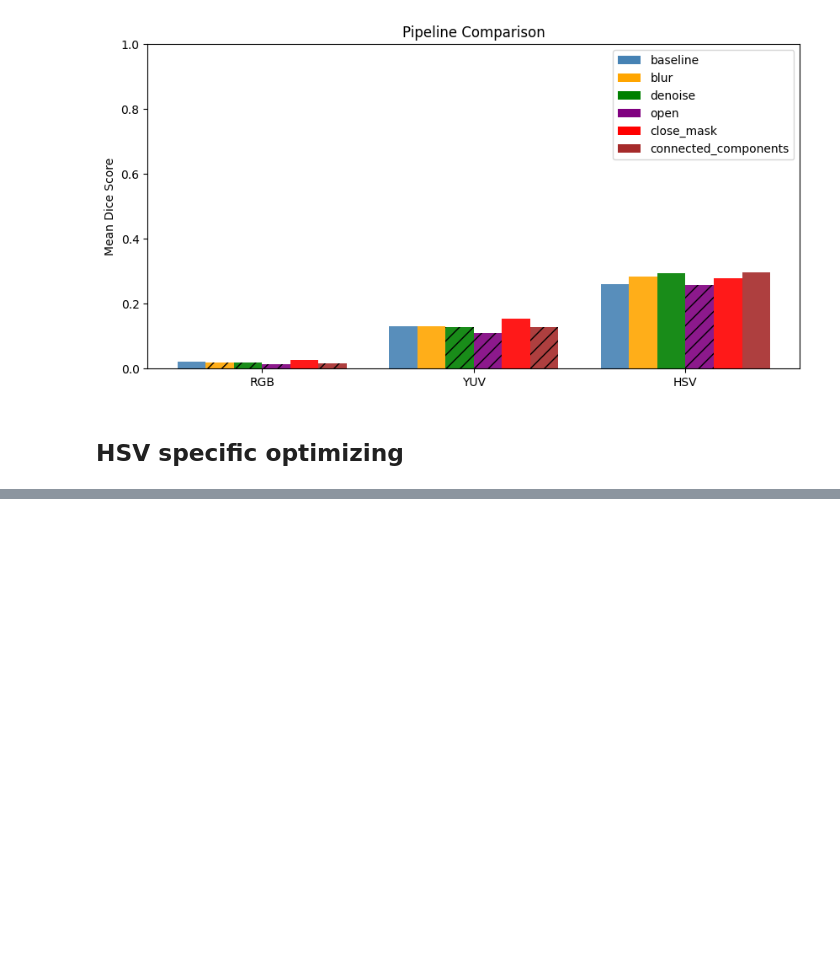
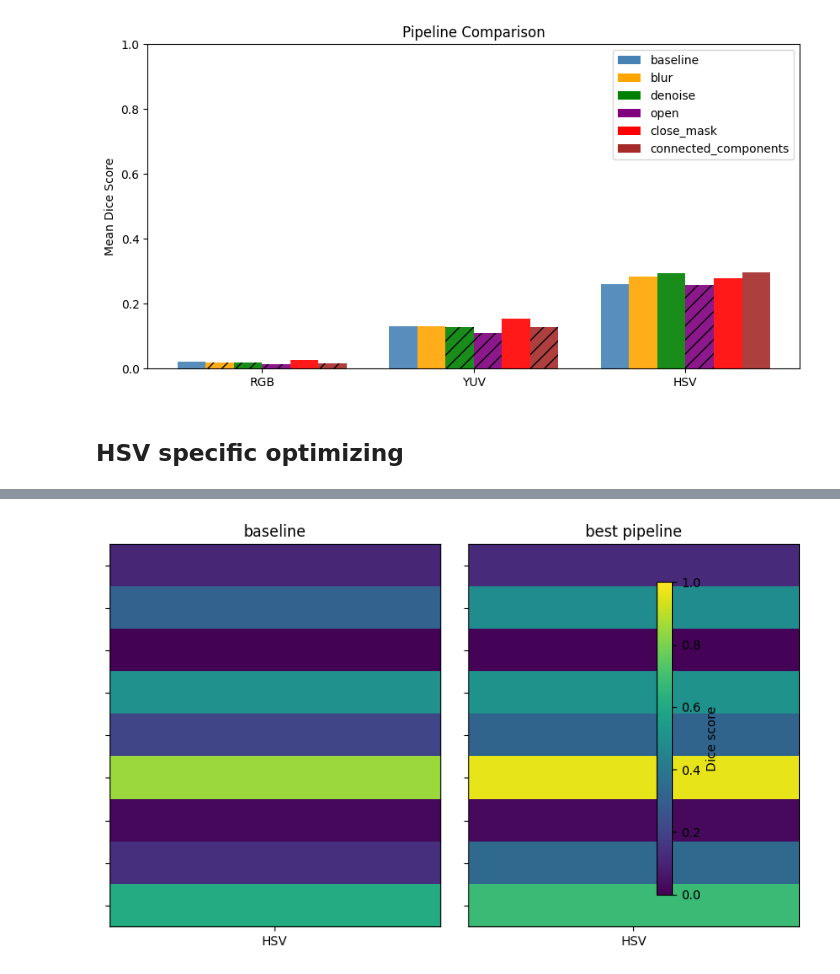
Before and after one commit to Oli36167/ClimbingVault, a Jupyter notebook: notebooks/automated-segmentation.ipynb, the cells around one changed output, grey strips where cells are left out. Drawn from its saved outputs; the diff is of its cells as text; code cells hidden in the pictures; blank space fills up the shorter version.

```diff
--- a/notebooks/automated-segmentation.ipynb
+++ b/notebooks/automated-segmentation.ipynb
@@ -741,0 +727,68 @@ KeyError: 'baseline'
+# %%
+def compare_heatmaps(experiments, methods):
+
+    n = len(experiments)
+
+    fig, axes = plt.subplots(
+        1,
+        n,
+        figsize=(3 * n + 2, 5),
+        sharey=True
+    )
+
+    if n == 1:
+        axes = [axes]
+
+    last_im = None
+
+    for i, (ax, (name, df)) in enumerate(zip(axes, experiments.items())):
+
+        pivot = compute_heatmap(df, methods)
+
+        im = ax.imshow(
+            pivot,
+            aspect="auto",
+            vmin=0,
+            vmax=1
+        )
+
+        last_im = im
+
+        # x labels
+        ax.set_xticks(range(len(pivot.columns)))
+        ax.set_xticklabels(pivot.columns)
+
+        # y labels only once
+        ax.set_yticks(range(len(pivot.index)))
+
+        if i == 0:
+            ax.set_yticklabels(pivot.index)
+        else:
+            ax.tick_params(labelleft=False)
+
+        ax.set_title(name)
+
+    # MUCH tighter spacing
+    fig.subplots_adjust(wspace=0.05)
+
+    # dedicated colorbar axis on the far right
+    cbar = fig.colorbar(
+        last_im,
+        ax=axes,
+        fraction=0.03,
+        pad=0.02
+    )
+
+    cbar.set_label("Dice score")
+
+    plt.show()
+
+compare_heatmaps(
+    {
+        "baseline": df_base,
+        "best pipeline": df_hsv_eq
+    },
+    ["HSV"]
+)
+# %% [output]
+[figure, added]
```
Also changed, not shown: parts of 9 cells of this notebook.
